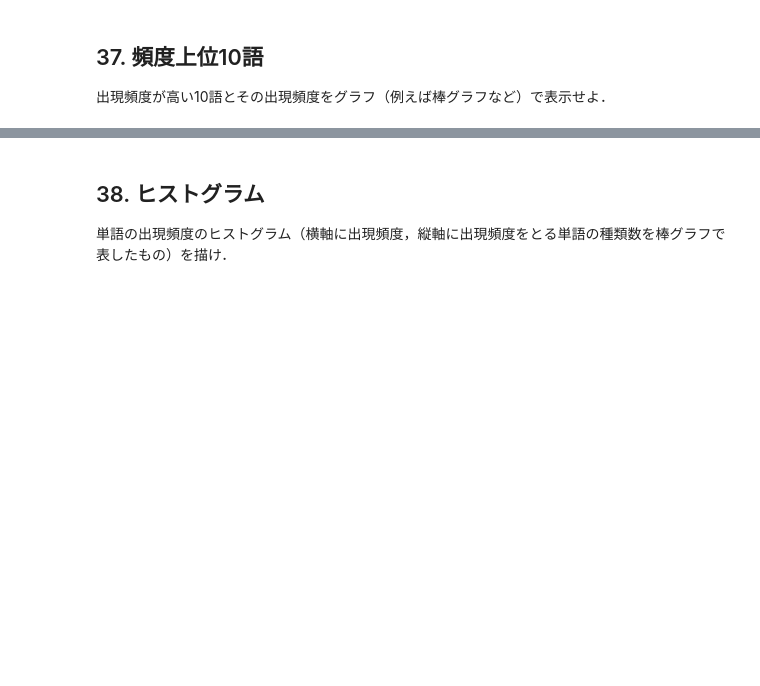
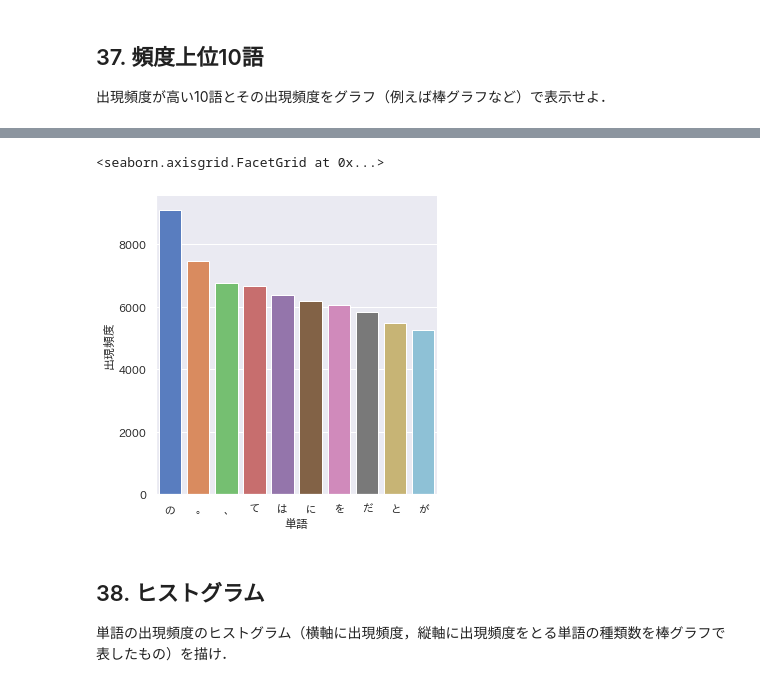
Before and after one commit to infhyroyage/PracticeNLP100Knocks, a Jupyter notebook: Chapter4/Chapter4.ipynb, the cells around one changed output, grey strips where cells are left out. Drawn from its saved outputs; the diff is of its cells as text; code cells hidden in the pictures; blank space fills up the shorter version.

```diff
--- a/Chapter4/Chapter4.ipynb
+++ b/Chapter4/Chapter4.ipynb
@@ -105,7 +105,7 @@ bases_verb
 surfaces_noun_sa = set()
 for morpheme in result:
     if morpheme["pos"] == "名詞" and morpheme["pos1"] == "サ変接続":
-        surfaces_noun_sa.add(morpheme["surface"])
+        surfaces_noun_sa.add(morpheme["base"])
 
 surfaces_noun_sa
 # %% [output]
@@ -157,7 +157,7 @@ bases_noun
 # %%
 noun_no_noun = set()
 for morpheme in result:
-    surface = morpheme["surface"]
+    surface = morpheme["base"]
     if "の" not in surface:
         continue
     match = re.search(r"(.*)の(.*)", surface)
@@ -224,3 +224,14 @@ concats_noun
 # %% [markdown]
 ## 36. 単語の出現頻度
 文章中に出現する単語とその出現頻度を求め，出現頻度の高い順に並べよ．
+# %%
+frequencies = {}
+for morpheme in result:
+    base = morpheme["base"]
+    if base in frequencies:
+        frequencies[base] += 1
+    else:
+        frequencies[base] = 1
+frequencies = sorted(frequencies.items(), key=lambda x:x[1], reverse=True)
+
+frequencies
@@ -227,3 +256,9 @@ concats_noun
 # %% [markdown]
 ## 37. 頻度上位10語
 出現頻度が高い10語とその出現頻度をグラフ（例えば棒グラフなど）で表示せよ．
+# %%
+data_top10 = pd.DataFrame({
+    "単語": [frequencies[i][0] for i in range(10)],
+    "出現頻度": [frequencies[i][1] for i in range(10)],
+})
+data_top10
@@ -230,3 +277,8 @@ concats_noun
+# %%
+sns.catplot(x="単語", y="出現頻度", data=data_top10, kind="bar")
+# %% [output]
+<seaborn.axisgrid.FacetGrid at 0x...>
+[figure, added]
 # %% [markdown]
 ## 38. ヒストグラム
 単語の出現頻度のヒストグラム（横軸に出現頻度，縦軸に出現頻度をとる単語の種類数を棒グラフで表したもの）を描け．
```
Also changed, not shown: parts of 20 cells of this notebook.
